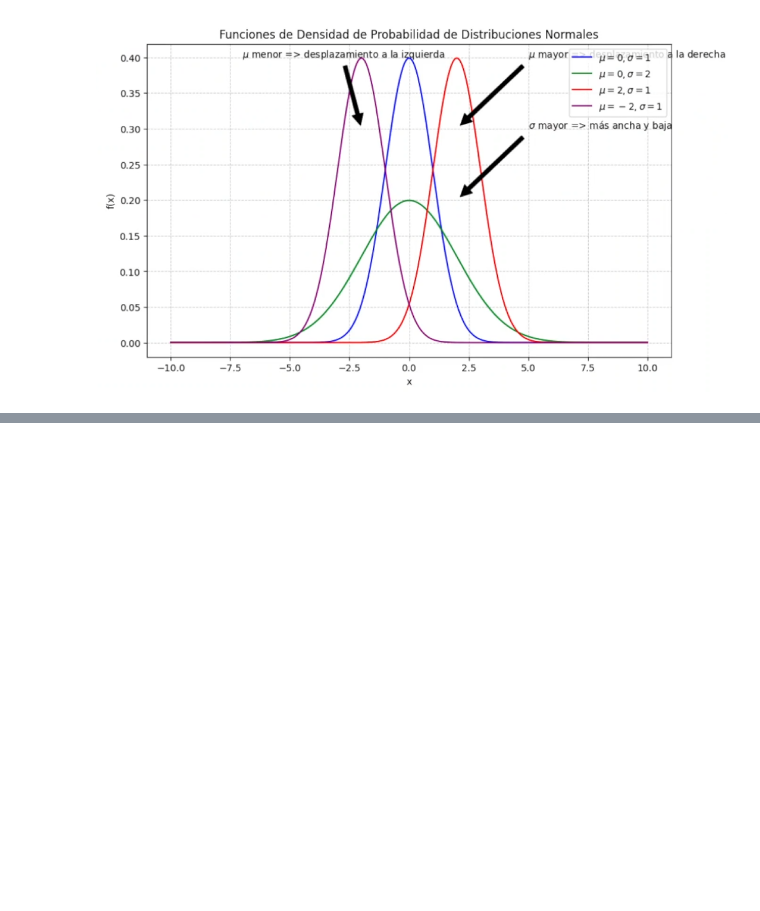
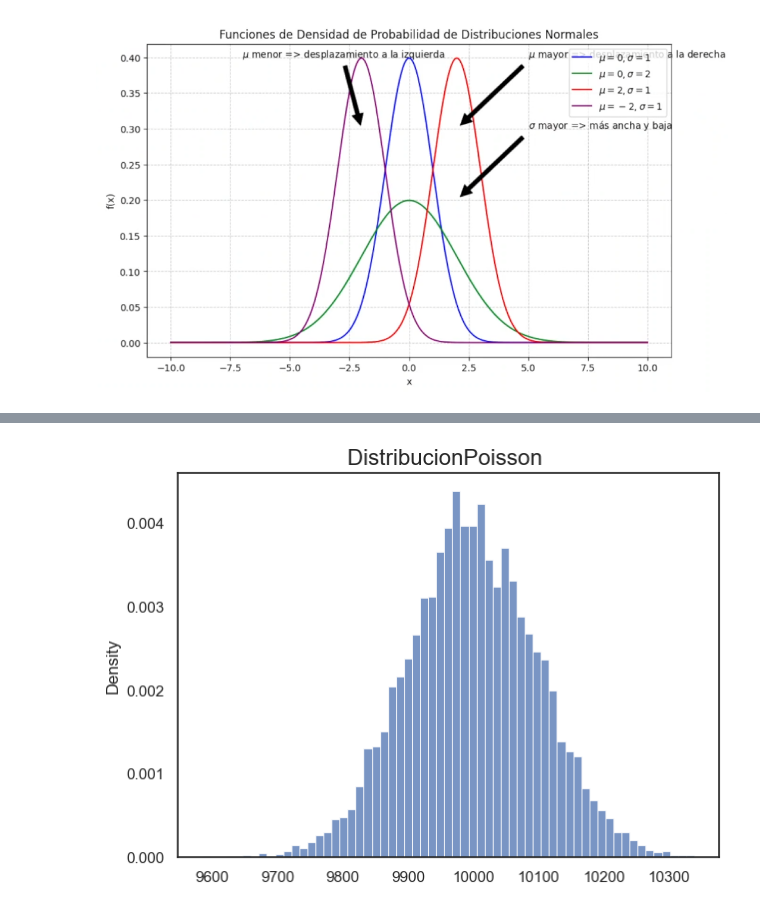
Before and after one commit to jorgeordovi/probability_distribution, a Jupyter notebook: proba_distibution.ipynb, the cells around one changed output, grey strips where cells are left out. Cells and saved outputs as stored; diff of their text form; code cells hidden in the pictures; blank space fills up the shorter version.

```diff
--- a/proba_distibution.ipynb
+++ b/proba_distibution.ipynb
@@ -67,0 +100,6 @@ $$ P(X <= a) = \int^a_{-\infty}\frac{1}{\sigma\sqrt 2_\pi}e-\frac{(x-\mu)^2}{2\s
+# %%
+lambda_value=10000
+random_poisson_data_10000=random_generator.poisson(lam=lambda_value,size=sample_size)
+distribution_plotter(random_poisson_data_10000,"Poisson")
+# %% [output]
+[figure, added]
```
Also changed, not shown: parts of 7 cells of this notebook, 1 other file.
